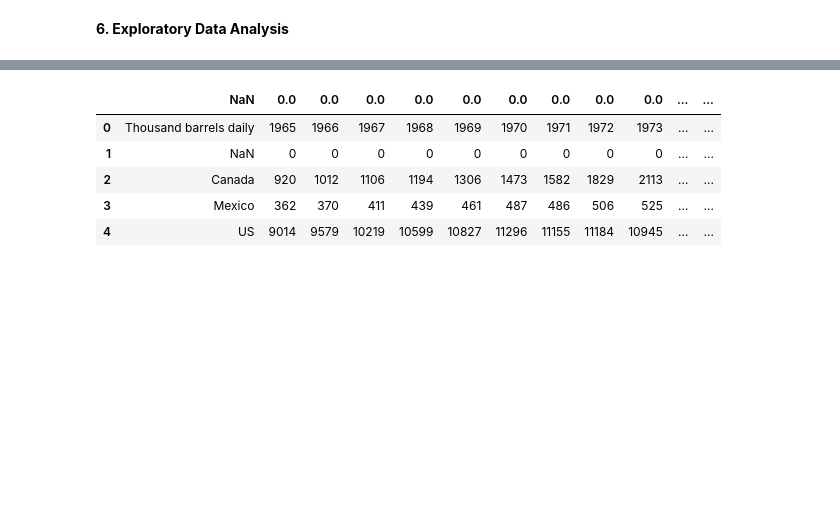
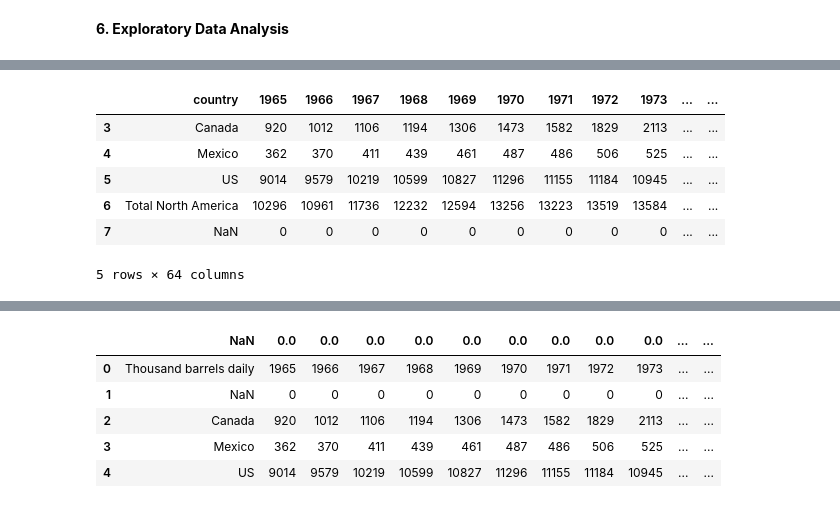
Before and after one commit to EMuritu/Geopolitical_Risk_Index, a Jupyter notebook: Geopolitical_Risk_Index.ipynb, the cells around one changed output, grey strips where cells are left out. Cells and saved outputs as stored; diff of their text form; code cells hidden in the pictures; blank space fills up the shorter version.

```diff
--- a/Geopolitical_Risk_Index.ipynb
+++ b/Geopolitical_Risk_Index.ipynb
@@ -314,0 +377,13 @@ oil_producing_countries.columns.to_list()
+# %%
+#Rename columns
+filtered_oil_df= oil_producing_countries.columns = ['country','1965','1966','1967','1968','1969','1970','1971','1972','1973','1974','1975','1976','1977','1978','1979','1980','1981','1982','1983','1984','1985','1986','1987','1988','1989','1990','1991','1992','1993','1994','1995','1996','1997','1998','1999','2000','2001','2002','2003','2004','2005','2006','2007','2008','2009','2010','2011','2012','2013','2014','2015','2016','2017','2018','2019','2020','2021','2022','2023','2024','2024_growth_per_annum','2014-24','2024_share']
+filtered_oil_df= oil_producing_countries.drop([0,1,2])
+filtered_oil_df.head()
+# %% [output]
+|  | country | 1965 | 1966 | 1967 | 1968 | 1969 | 1970 | 1971 | 1972 | 1973 | ... | ... |
+| 3 | Canada | 920 | 1012 | 1106 | 1194 | 1306 | 1473 | 1582 | 1829 | 2113 | ... | ... |
+| 4 | Mexico | 362 | 370 | 411 | 439 | 461 | 487 | 486 | 506 | 525 | ... | ... |
+| 5 | US | 9014 | 9579 | 10219 | 10599 | 10827 | 11296 | 11155 | 11184 | 10945 | ... | ... |
+| 6 | Total North America | 10296 | 10961 | 11736 | 12232 | 12594 | 13256 | 13223 | 13519 | 13584 | ... | ... |
+| 7 | NaN | 0 | 0 | 0 | 0 | 0 | 0 | 0 | 0 | 0 | ... | ... |
+5 rows × 64 columns
```
Also changed, not shown: parts of 20 cells of this notebook.
